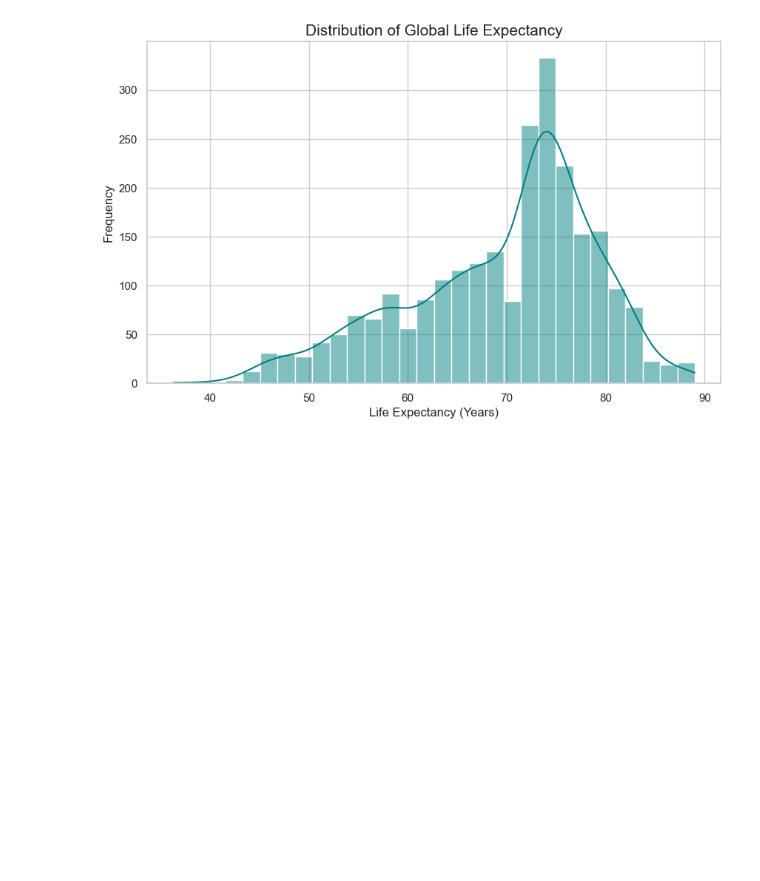
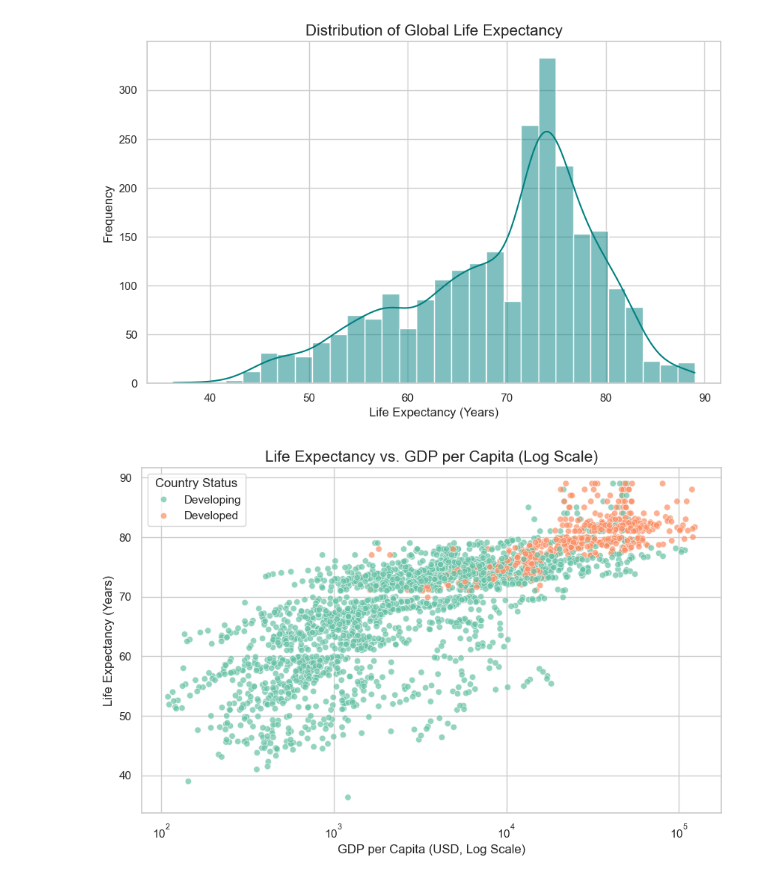
Before and after one commit to AlexGekov/Data-science-project-2, a Jupyter notebook: analysis.ipynb, the cells around one changed output. Cells and saved outputs as stored; diff of their text form; code cells hidden in the pictures; blank space fills up the shorter version.

Commit message:
Add bivariate EDA scatterplot for GDP and Life Expectancy

```diff
--- a/analysis.ipynb
+++ b/analysis.ipynb
@@ -72,3 +72,15 @@ plt.ylabel('Frequency')
 plt.show()
 # %% [output]
 [figure]
+# %%
+plt.figure(figsize=(10, 6))
+
+sns.scatterplot(data=merged_df, x='GDP_per_capita', y='Life expectancy', hue='Status', alpha=0.7, palette='Set2')
+plt.xscale('log')
+plt.title('Life Expectancy vs. GDP per Capita (Log Scale)', fontsize=15)
+plt.xlabel('GDP per Capita (USD, Log Scale)')
+plt.ylabel('Life Expectancy (Years)')
+plt.legend(title='Country Status')
+plt.show()
+# %% [output]
+[figure, added]
```
